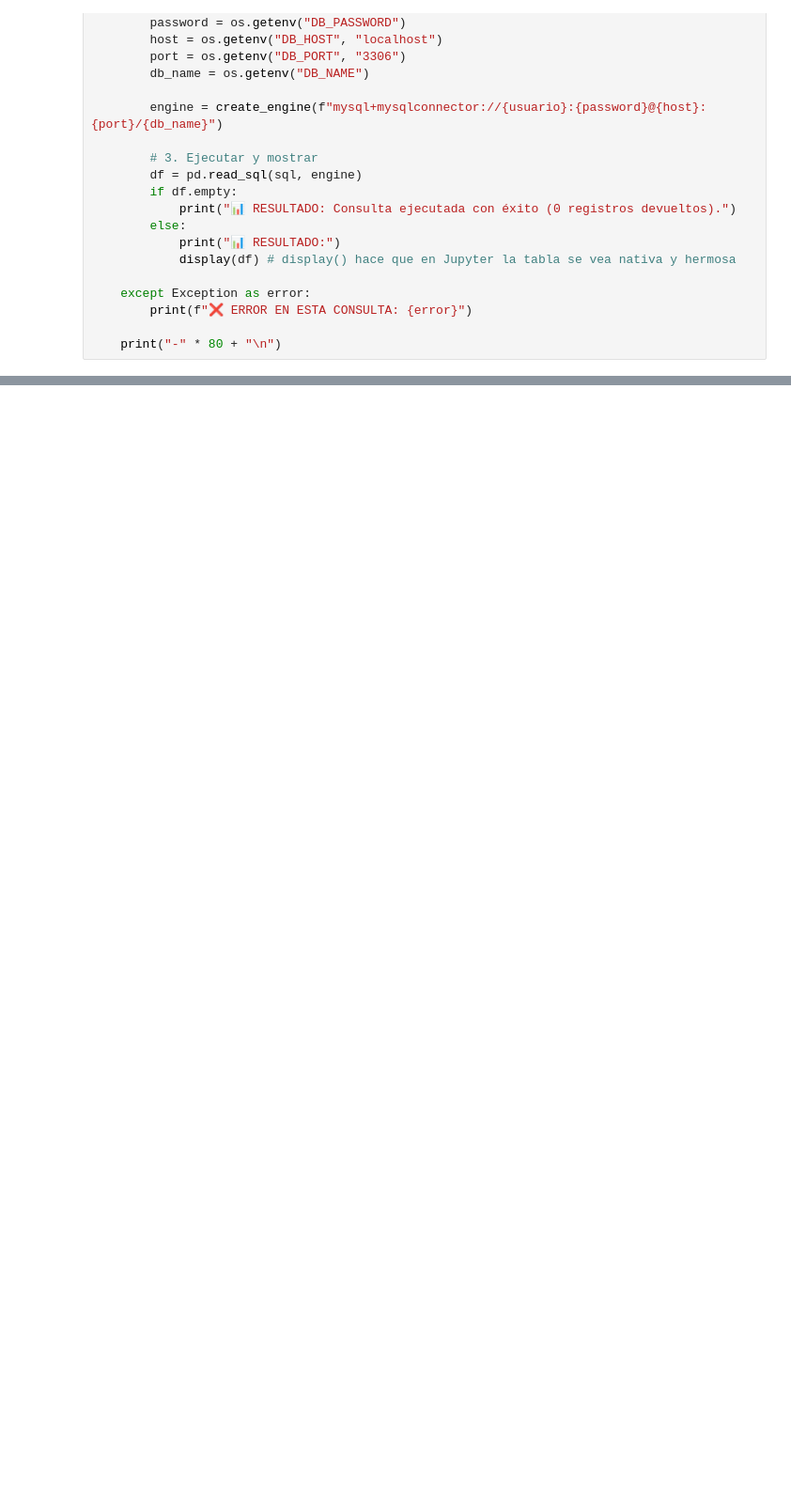
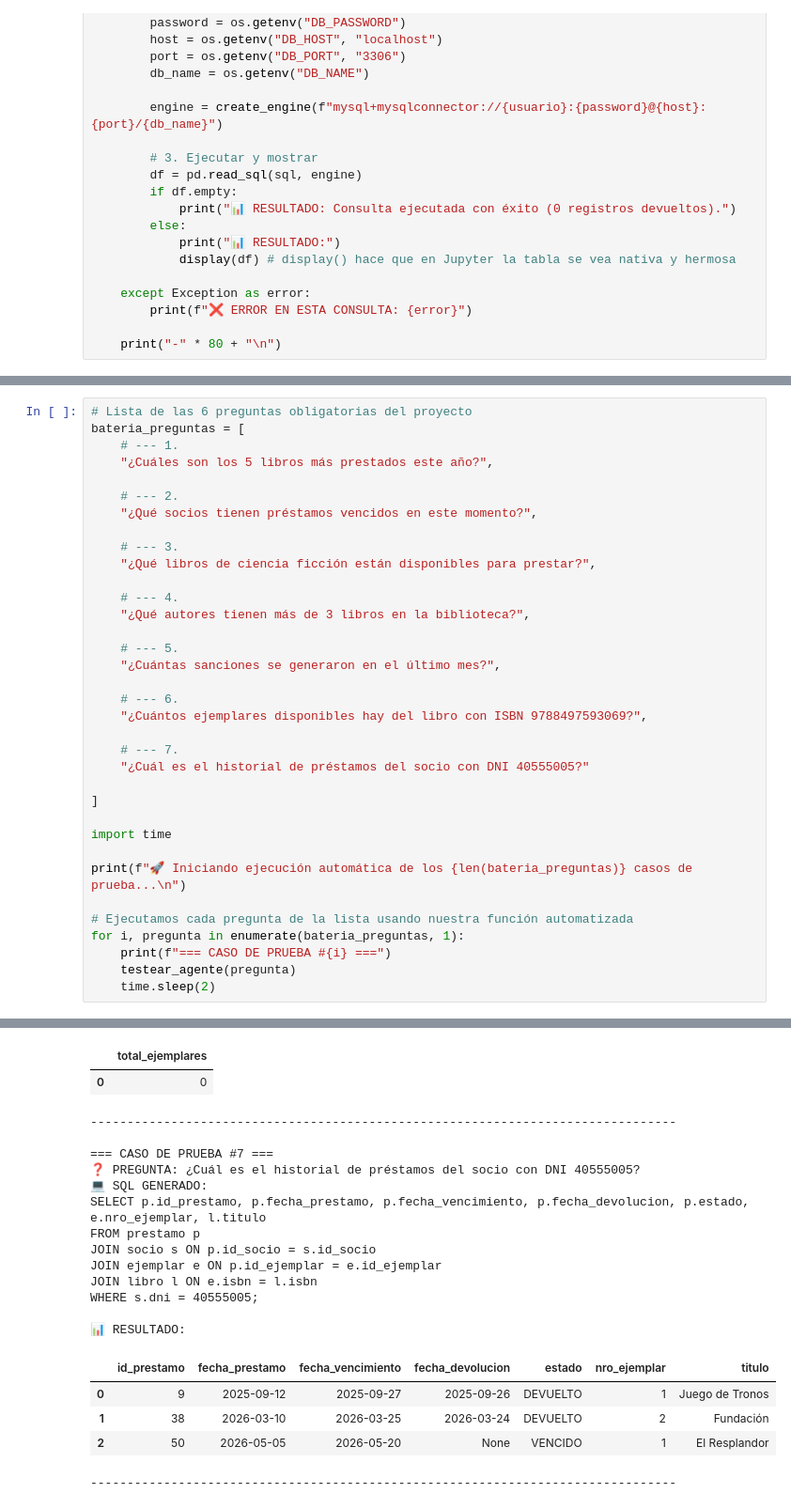
Before and after one commit to LucasMaquiavelo/Biblioteca_IA-TextToSQL, a Jupyter notebook: notebooks/test_queries.ipynb, the cells around one changed output, grey strips where cells are left out. Shown at 94% size. Drawn from its saved outputs; the diff is of its cells as text; blank space fills up the shorter version.

Commit message:
Agegramos todas las queries obligatorias del proyecto, cambiamos el motor del agente y agregamos unas pequeñas especificaciones en las reglas

```diff
--- a/notebooks/test_queries.ipynb
+++ b/notebooks/test_queries.ipynb
@@ -192 +194,37 @@ SELECT isbn, titulo, stock_total, stock_disponible FROM vista_stock_critico
 ... (9 outputs left out)
+# %%
+# Lista de las 6 preguntas obligatorias del proyecto
+bateria_preguntas = [
+    # --- 1.
+    "¿Cuáles son los 5 libros más prestados este año?",
+
+    # --- 2.
+    "¿Qué socios tienen préstamos vencidos en este momento?",
+
+    # --- 3.
+    "¿Qué libros de ciencia ficción están disponibles para prestar?",
+
+    # --- 4.
+    "¿Qué autores tienen más de 3 libros en la biblioteca?",
+
+    # --- 5.
+    "¿Cuántas sanciones se generaron en el último mes?",
+
+    # --- 6.
+    "¿Cuántos ejemplares disponibles hay del libro con ISBN 9788497593069?",
+
+    # --- 7.
+    "¿Cuál es el historial de préstamos del socio con DNI 40555005?"
+
+]
+
+import time
+
+print(f"🚀 Iniciando ejecución automática de los {len(bateria_preguntas)} casos de prueba...\n")
+
+# Ejecutamos cada pregunta de la lista usando nuestra función automatizada
+for i, pregunta in enumerate(bateria_preguntas, 1):
+    print(f"=== CASO DE PRUEBA #{i} ===")
+    testear_agente(pregunta)
+    time.sleep(2)
+# %% [output]
@@ -192,0 +312,20 @@ SELECT isbn, titulo, stock_total, stock_disponible FROM vista_stock_critico
+|  | total_ejemplares |
+| 0 | 0 |
+--------------------------------------------------------------------------------
+
+=== CASO DE PRUEBA #7 ===
+❓ PREGUNTA: ¿Cuál es el historial de préstamos del socio con DNI 40555005?
+💻 SQL GENERADO:
+SELECT p.id_prestamo, p.fecha_prestamo, p.fecha_vencimiento, p.fecha_devolucion, p.estado, e.nro_ejemplar, l.titulo
+FROM prestamo p
+JOIN socio s ON p.id_socio = s.id_socio
+JOIN ejemplar e ON p.id_ejemplar = e.id_ejemplar
+JOIN libro l ON e.isbn = l.isbn
+WHERE s.dni = 40555005;
+
+📊 RESULTADO:
+|  | id_prestamo | fecha_prestamo | fecha_vencimiento | fecha_devolucion | estado | nro_ejemplar | titulo |
+| 0 | 9 | 2025-09-12 | 2025-09-27 | 2025-09-26 | DEVUELTO | 1 | Juego de Tronos |
+| 1 | 38 | 2026-03-10 | 2026-03-25 | 2026-03-24 | DEVUELTO | 2 | Fundación |
+| 2 | 50 | 2026-05-05 | 2026-05-20 | None | VENCIDO | 1 | El Resplandor |
+--------------------------------------------------------------------------------
```
Also changed, not shown: parts of 2 cells of this notebook, 2 other files.
